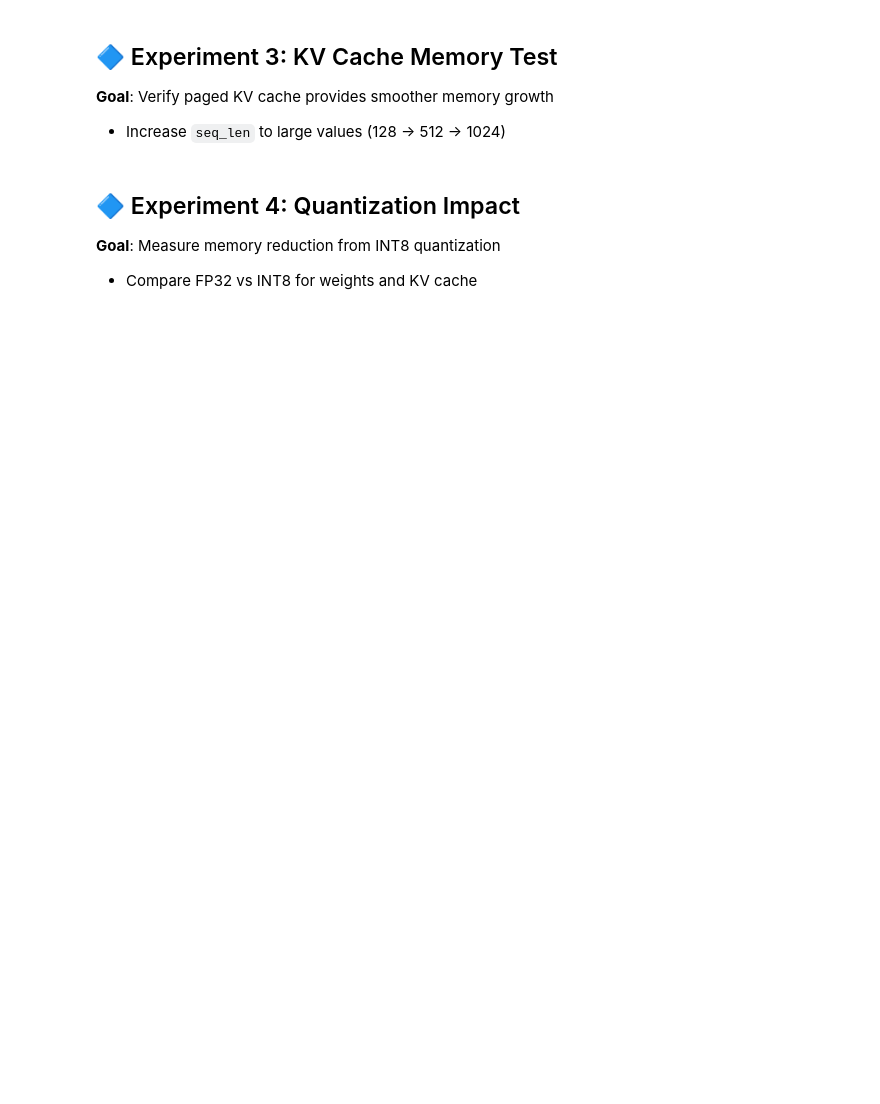
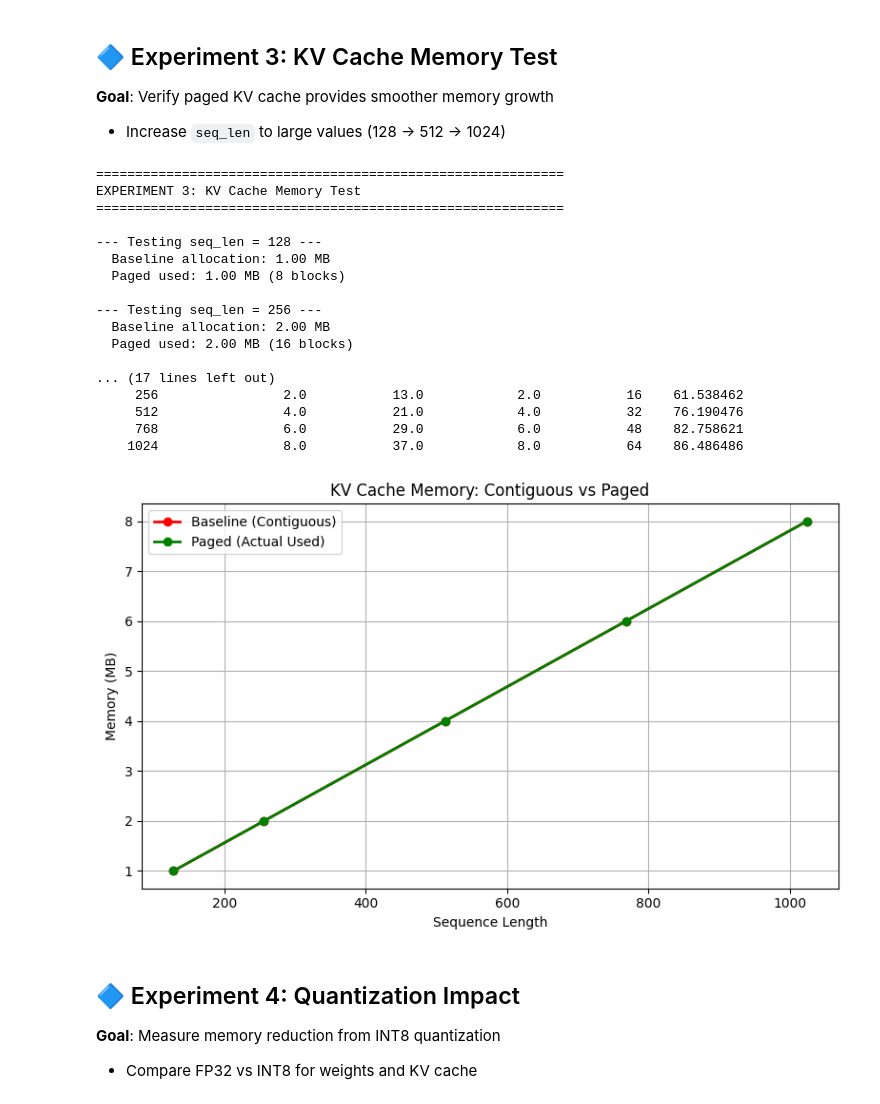
Before and after one commit to Suraj-Sedai/Hardware-Aware-LLM-Inference-Engine, a Jupyter notebook: notebooks/00_overall_experiments.ipynb, the cells around one changed output. Cells and saved outputs as stored; diff of their text form; code cells hidden in the pictures; blank space fills up the shorter version.

Commit message:
All the experiments have been completed, and they work well.

```diff
--- a/notebooks/00_overall_experiments.ipynb
+++ b/notebooks/00_overall_experiments.ipynb
@@ -1949,13 +1978,14 @@ def run_experiment3():
 
         # Paged: Block-based KV Cache
         clear_memory()
-        num_blocks_needed = (seq_len + block_size - 1) // block_size
+        num_blocks_needed_per_sequence = (seq_len + block_size - 1) // block_size
+        # Each layer needs its own set of blocks for the sequence
         paged_cache = PagedKVCache(
             n_layers=n_layers,
             n_heads=n_heads,
             block_size=block_size,
             dim_head=dim_head,
-            max_blocks=num_blocks_needed + 10  # Small buffer
+            max_blocks=(num_blocks_needed_per_sequence * n_layers) + 10  # Ensure enough blocks for all layers
         )
 
         # Simulate filling cache
@@ -1982,33 +2012,52 @@ def run_experiment3():
 
         print(f"  Baseline allocation: {baseline_mem:.2f} MB")
         print(f"  Paged used: {actual_used:.2f} MB ({stats['used_blocks']} blocks)")
 
         del paged_cache
         clear_memory()
 
     df = pd.DataFrame(results)
     print("\n" + "="*60)
     print("RESULTS SUMMARY")
     print("="*60)
     print(df.to_string(index=False))
 
     # Plot
     fig, ax = plt.subplots(1, 1, figsize=(8, 5))
 
     ax.plot(df['seq_len'], df['baseline_alloc_mb'], 'r-o', label='Baseline (Contiguous)', linewidth=2)
     ax.plot(df['seq_len'], df['paged_used_mb'], 'g-o', label='Paged (Actual Used)', linewidth=2)
     ax.set_xlabel('Sequence Length')
     ax.set_ylabel('Memory (MB)')
     ax.set_title('KV Cache Memory: Contiguous vs Paged')
     ax.legend()
     ax.grid(True)
 
     plt.tight_layout()
     plt.show()
 
     return df
 
 exp3_results = run_experiment3()
+# %% [output]
+============================================================
+EXPERIMENT 3: KV Cache Memory Test
+============================================================
+
+--- Testing seq_len = 128 ---
+  Baseline allocation: 1.00 MB
+  Paged used: 1.00 MB (8 blocks)
+
+--- Testing seq_len = 256 ---
+  Baseline allocation: 2.00 MB
+  Paged used: 2.00 MB (16 blocks)
+
+... (17 lines left out)
+     256                2.0           13.0            2.0           16    61.538462
+     512                4.0           21.0            4.0           32    76.190476
+     768                6.0           29.0            6.0           48    82.758621
+    1024                8.0           37.0            8.0           64    86.486486
+[figure, added]
 # %% [markdown]
 ## 🔷 Experiment 4: Quantization Impact
 
```
Also changed, not shown: parts of 27 cells of this notebook.
